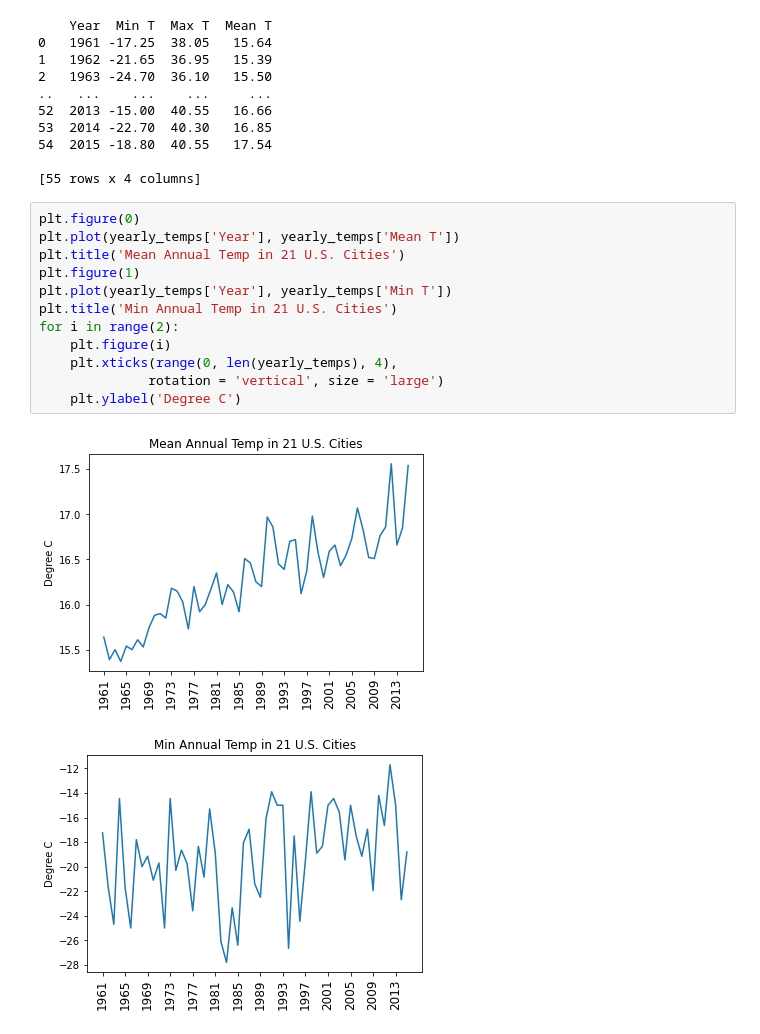
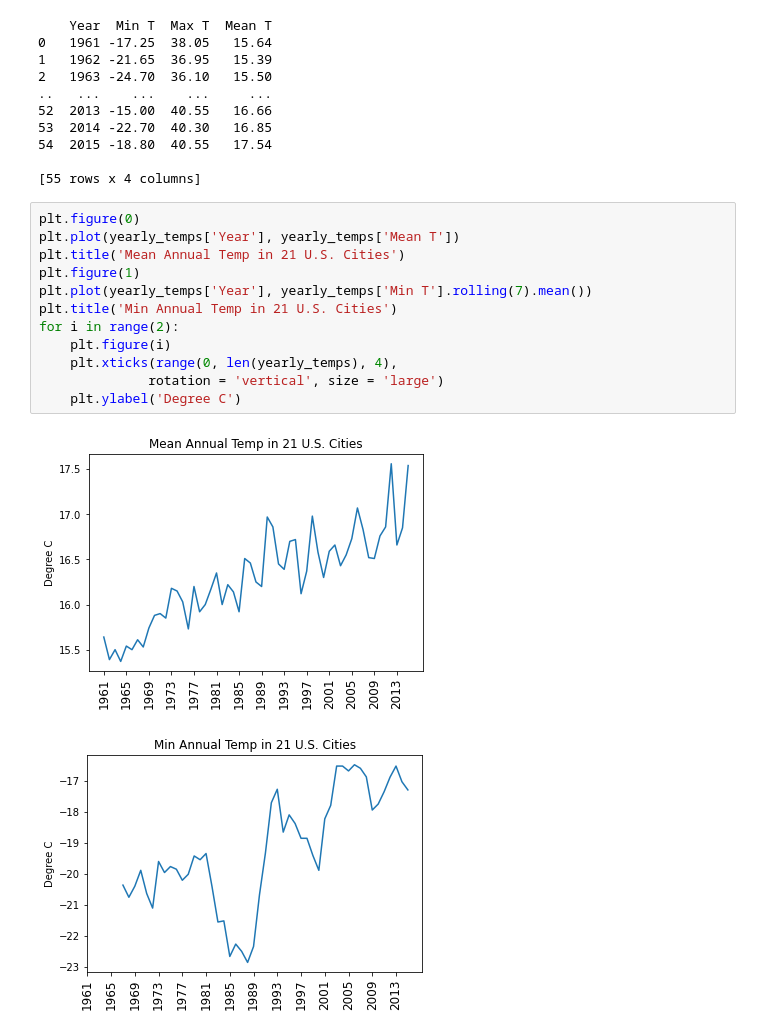
Before and after one commit to jinjiaacademy/MIT6001_2, a Jupyter notebook: figure_code/Chapter 23 Exploring Data with Pandas.ipynb, the cells around one changed output. Saved outputs shown, nothing was run; the diff lists cells and outputs as text.

```diff
--- a/figure_code/Chapter 23 Exploring Data with Pandas.ipynb
+++ b/figure_code/Chapter 23 Exploring Data with Pandas.ipynb
@@ -587,15 +587,15 @@ print(yearly_temps)
 # %%
 plt.figure(0)
 plt.plot(yearly_temps['Year'], yearly_temps['Mean T'])
 plt.title('Mean Annual Temp in 21 U.S. Cities')
 plt.figure(1)
-plt.plot(yearly_temps['Year'], yearly_temps['Min T'])
+plt.plot(yearly_temps['Year'], yearly_temps['Min T'].rolling(7).mean())
 plt.title('Min Annual Temp in 21 U.S. Cities')
 for i in range(2):
     plt.figure(i)
     plt.xticks(range(0, len(yearly_temps), 4),
               rotation = 'vertical', size = 'large')
     plt.ylabel('Degree C')
 # %% [output]
 [figure]
-[figure, old version]
+[figure, new version]
```
Also changed, not shown: parts of 1 cell of this notebook.
